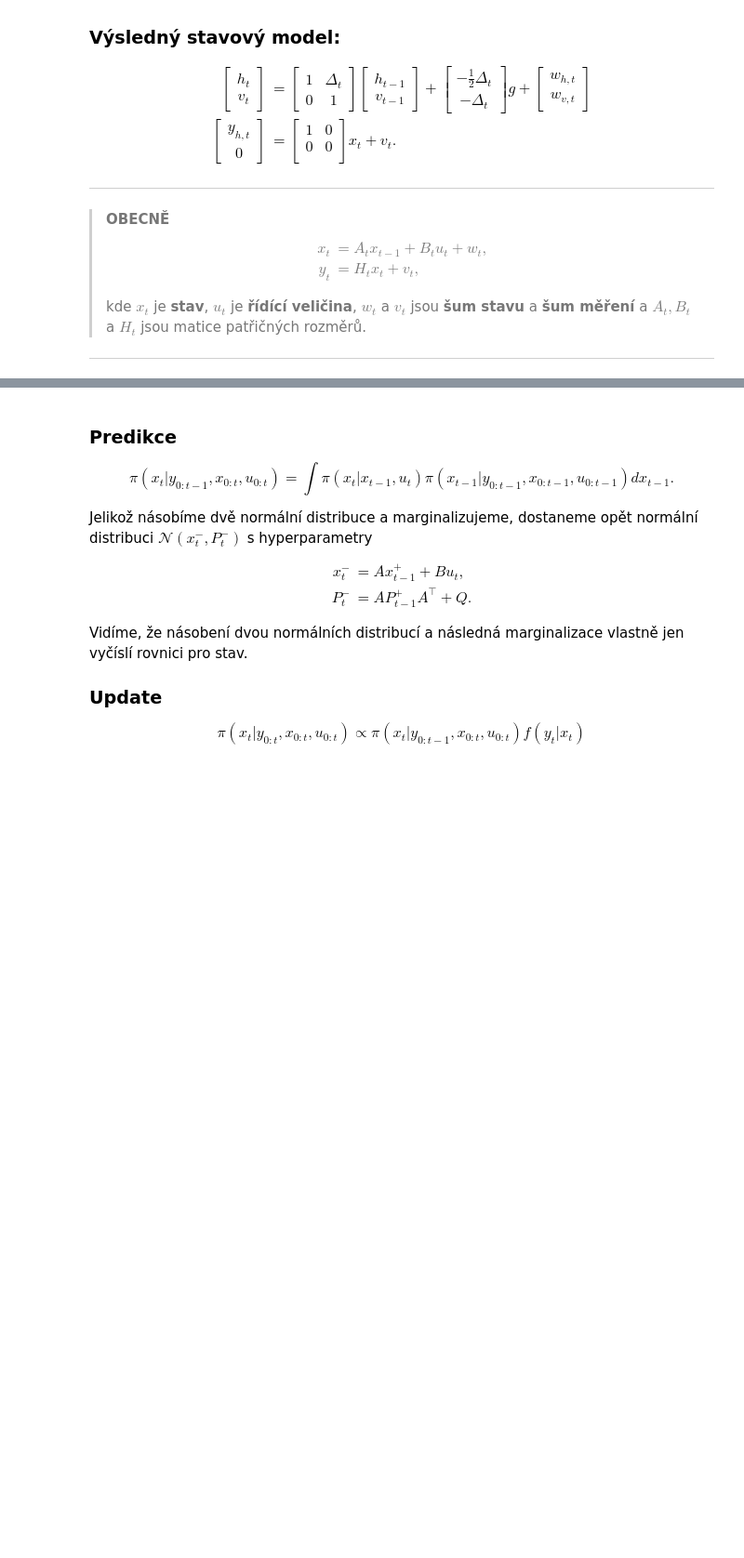
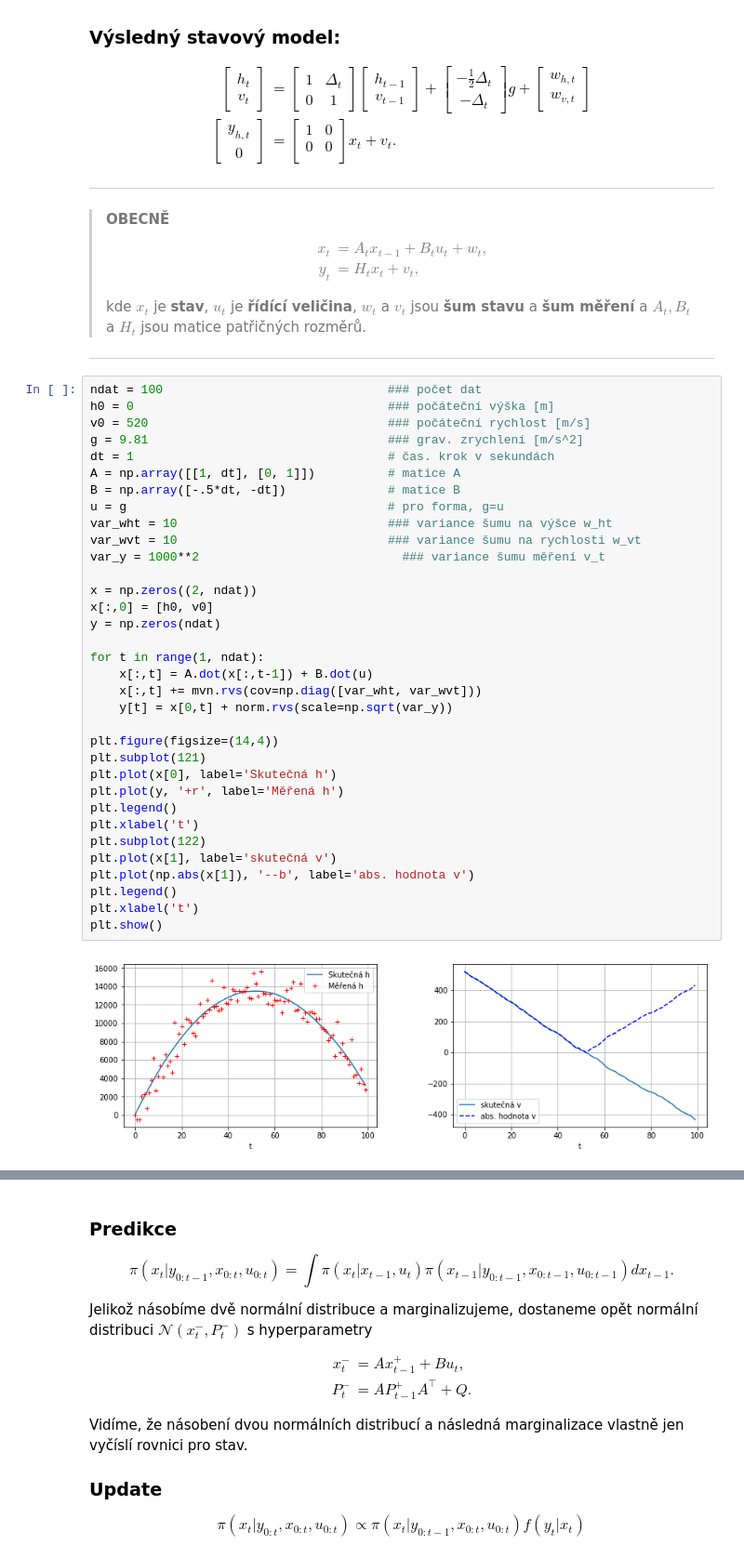
Before and after one commit to TaIos/bml, a Jupyter notebook: prednasky/6_prednaska.ipynb, the cells around one changed output, grey strips where cells are left out. Shown at 93% size. Saved outputs shown, nothing was run; the diff lists cells and outputs as text; blank space fills up the shorter version.

```diff
--- a/prednasky/6_prednaska.ipynb
+++ b/prednasky/6_prednaska.ipynb
@@ -159,6 +164,42 @@ $$
 > kde $x_t$ je **stav**, $u_t$ je **řídící veličina**, $w_t$ a $v_t$ jsou **šum stavu** a **šum měření** a $A_t, B_t$ a $H_t$ jsou matice patřičných rozměrů.
 
 ---
+# %%
+ndat = 100                               ### počet dat
+h0 = 0                                   ### počáteční výška [m]
+v0 = 520                                 ### počáteční rychlost [m/s]
+g = 9.81                                 ### grav. zrychlení [m/s^2]
+dt = 1                                   # čas. krok v sekundách
+A = np.array([[1, dt], [0, 1]])          # matice A
+B = np.array([-.5*dt, -dt])              # matice B
+u = g                                    # pro forma, g=u
+var_wht = 10                             ### variance šumu na výšce w_ht
+var_wvt = 10                             ### variance šumu na rychlosti w_vt
+var_y = 1000**2                            ### variance šumu měření v_t
+
+x = np.zeros((2, ndat))
+x[:,0] = [h0, v0]
+y = np.zeros(ndat)
+
+for t in range(1, ndat):
+    x[:,t] = A.dot(x[:,t-1]) + B.dot(u)
+    x[:,t] += mvn.rvs(cov=np.diag([var_wht, var_wvt]))
+    y[t] = x[0,t] + norm.rvs(scale=np.sqrt(var_y))
+
+plt.figure(figsize=(14,4))
+plt.subplot(121)
+plt.plot(x[0], label='Skutečná h')
+plt.plot(y, '+r', label='Měřená h')
+plt.legend()
+plt.xlabel('t')
+plt.subplot(122)
+plt.plot(x[1], label='skutečná v')
+plt.plot(np.abs(x[1]), '--b', label='abs. hodnota v')
+plt.legend()
+plt.xlabel('t')
+plt.show()
+# %% [output]
+[figure, added]
 # %% [markdown]
 # Stavový model
 
```
Also changed, not shown: parts of 15 cells of this notebook.
